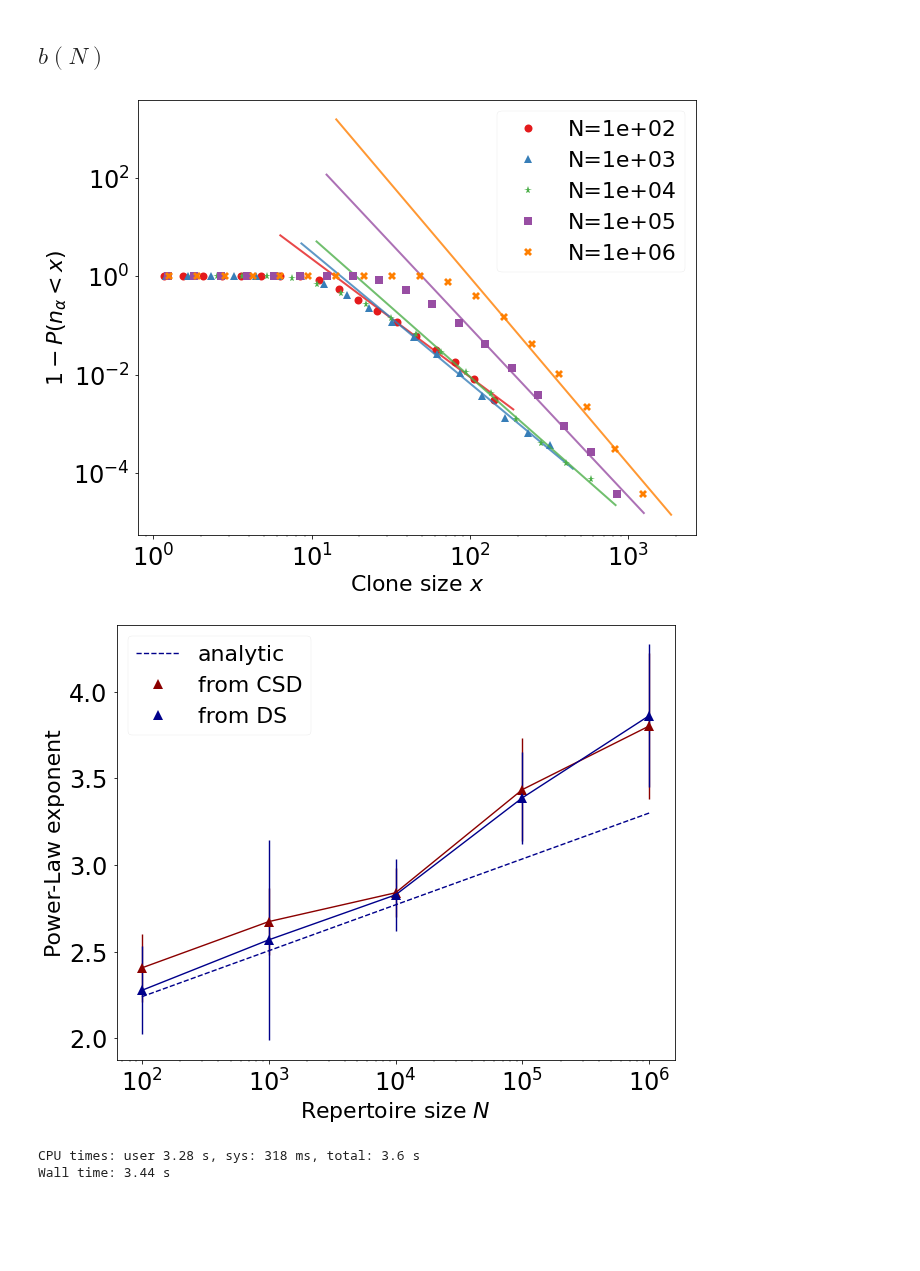
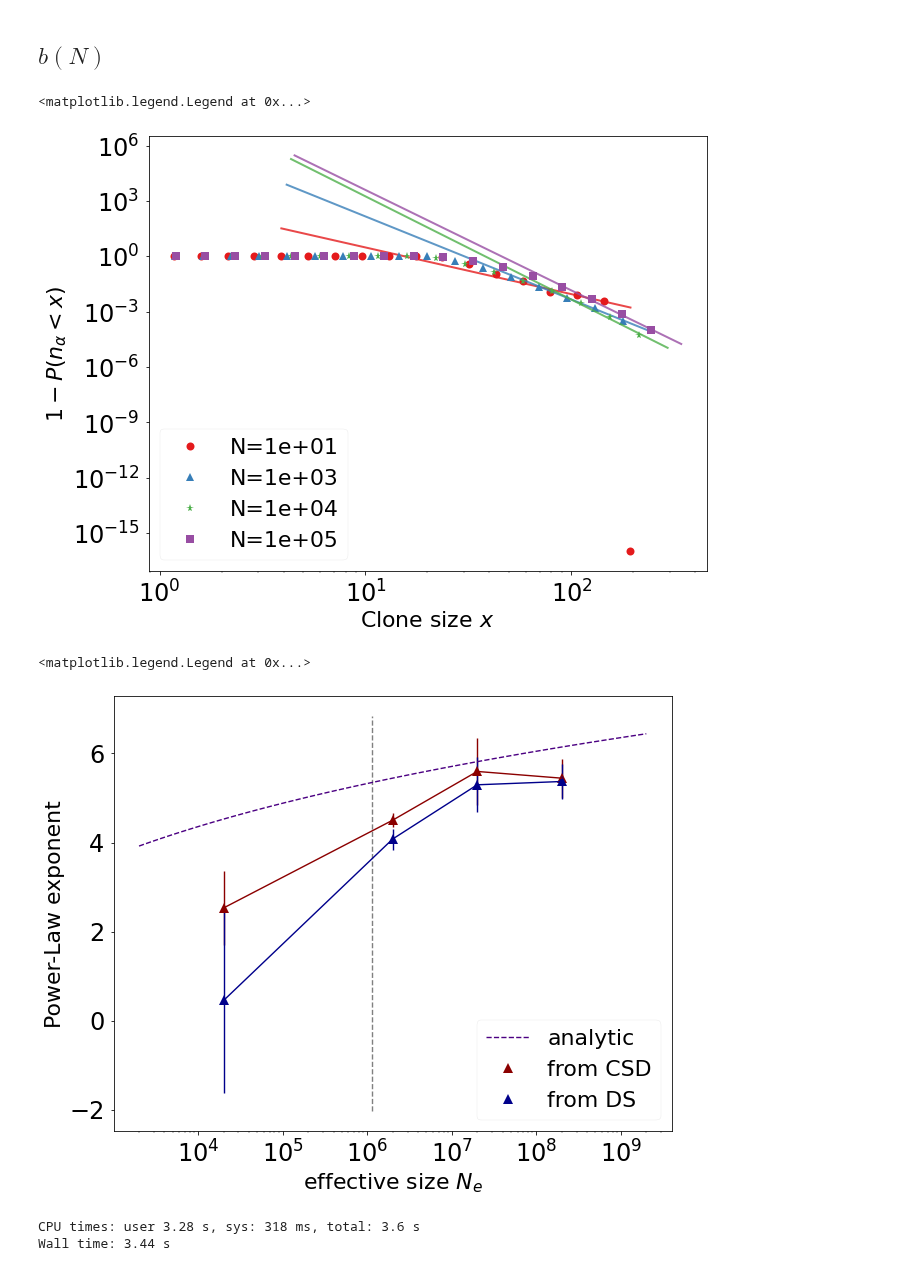
Before and after one commit to betoto008/Affinity_maturation, a Jupyter notebook: Jupyter_Notebooks/1_Dynamics.ipynb, the cells around one changed output. Cells and saved outputs as stored; diff of their text form; code cells hidden in the pictures; blank space fills up the shorter version.

Commit message:
need to fix the range of clone sizes explored during simulation imac

```diff
--- a/Jupyter_Notebooks/1_Dynamics.ipynb
+++ b/Jupyter_Notebooks/1_Dynamics.ipynb
@@ -127,9 +120,9 @@ print(len(data_bcells_ensemble))
 b = 1.45
 #b = 1.62
 #b = 1.97
-b = 2.08
+#b = 2.08
 
-clone_size_distribution = np.histogram(data_bcells_ensemble, bins = np.logspace(0,np.log10(np.max(data_bcells_ensemble)),30), density = True)
+clone_size_distribution = np.histogram(data_bcells_ensemble, bins = np.logspace(0,np.log10(np.max(data_bcells_ensemble-1)),20), density = True)
 #-------------------------
 fig, ax = plt.subplots(figsize=(10,8))
 clone_size = (clone_size_distribution[1][:-1]+clone_size_distribution[1][1:])/2
@@ -146,14 +139,14 @@ plaw_fit = clone_size**(exponent)
 plaw_fit /= (plaw_fit[-5]/(1-cumsum_clone_size_counts[-5]))
 print('theory:' ,exponent)
 #-------------------------
-ax.plot(clone_size[:], 1-cumsum_clone_size_counts[:], color = 'k', linestyle = '-', marker = '', ms = 8, linewidth = 2, label = 'simulation')
+ax.plot(clone_size[:], 1-cumsum_clone_size_counts[:], color = 'k', linestyle = '-', marker = '.', ms = 8, linewidth = 2, label = 'simulation')
 ax.plot(clone_size[:-1], plaw_fit[:-1], linestyle = '--', marker = '', ms = 8, linewidth = 2, color='darkblue', label = 'theory')
 ax.plot(clone_size[:-1], np.exp(my_linear_func(np.log(clone_size[:-1]), *popt)), linestyle = '--', marker = '', ms = '10', linewidth = 2, color='darkred', label = 'Fit')
 #-------------------------
 ax.set_xscale('log')
 ax.set_yscale('log')
-ax.set_ylim(top=100)
+#ax.set_ylim(top=100)
 ax.tick_params(labelsize = 22)
 ax.legend(fontsize = 24)
-fig.savefig('../Figures/1_Dynamics/Clone_size_distribution_example.png')
+#fig.savefig('../Figures/1_Dynamics/Clone_size_distribution_example.png')
 # %% [output]
@@ -196,14 +191,16 @@ antigens = np.array(['IMLWCMYLILWM', 'TACNSEYPNTTK', 'QRKDGPKQKKEN'])
 antigen = 'TACNSEYPNTTK'
 T = .5
 L = 12
-T0 = 14
-Tf = 22
-dT = 0.001
-beta = 2
-gamma = .005
-nu = 1
+#T0 = 14
+#Tf = 22
+T0 = 30
+Tf = 60
+dT = 0.01
+beta = 1
+gamma = .001
+nu = 0.3
 time = np.linspace(T0, Tf, int((Tf-T0)/dT))
-Ns_dynamics = np.array([1e2, 1e3, 1e4, 1e5, 1e6])
+Ns_dynamics = np.array([1e1, 1e3, 1e4, 1e5])
 markers = ['o', '^', '*', 's', 'X']
 colors = plt.cm.Set1
 exponents_csd = np.array([])
@@ -214,61 +211,69 @@ fig, ax = plt.subplots(figsize = (10,8))
 for k, N_dynamics in enumerate(Ns_dynamics):
     # ------- from clone size distribution -------
     data_bcells_ensemble = np.loadtxt(Text_files_path + 'Dynamics/Ensemble/bcells_ensemble_L-%d_N-%d_Antigen-'%(L, N_dynamics)+antigen+'_beta-%.1f_nu-%.1f_gamma-%.3f.txt'%(beta, nu, gamma))
-    clone_size_distribution = np.histogram(data_bcells_ensemble, bins = np.logspace(0,np.log10(np.max(data_bcells_ensemble)),20), density = True)
+    clone_size_distribution = np.histogram(data_bcells_ensemble, bins = np.logspace(0,np.log10(np.max(data_bcells_ensemble)),19), density = True)
     clone_size = (clone_size_distribution[1][:-1]+clone_size_distribution[1][1:])/2
     clone_size_counts = clone_size_distribution[0]
 
     delta_clone_size = clone_size_distribution[1][1:]-clone_size_distribution[1][:-1]
     cumsum_clone_size_counts = np.cumsum(clone_size_counts*delta_clone_size)
     ax.plot(clone_size[:], 1-cumsum_clone_size_counts[:], linestyle = '', marker = markers[k], ms = 8, linewidth = 2, label = 'N=%.e'%(N_dynamics), color = plt.cm.Set1(k))
 
-    popt_csd, pcov_csd = curve_fit(my_linear_func, np.log(clone_size[np.where((1-cumsum_clone_size_counts)!=1)][-8:-1]), np.log(1-cumsum_clone_size_counts[np.where((1-cumsum_clone_size_counts)!=1)][-8:-1]))
+    popt_csd, pcov_csd = curve_fit(my_linear_func, np.log(clone_size[np.where((1-cumsum_clone_size_counts)!=1)][-5:-1]), np.log(1-cumsum_clone_size_counts[np.where((1-cumsum_clone_size_counts)!=1)][-5:-1]))
 
     exponents_csd = np.append(exponents_csd, popt_csd[1])
     vars_csd = np.append(vars_csd, pcov_csd[1,1])
 
-    ax.plot(clone_size[6:], np.exp(my_linear_func(np.log(clone_size[6:]), *popt_csd)), linestyle = '-', marker = '', ms = '10', linewidth = 2, color=plt.cm.Set1(k), alpha= .8)
+    ax.plot(clone_size[4:], np.exp(my_linear_func(np.log(clone_size[4:]), *popt_csd)), linestyle = '-', marker = '', ms = '10', linewidth = 2, color=plt.cm.Set1(k), alpha= .8)
 
 
     # ------- from density of sequences -------
     data_dynamics_tail=np.loadtxt(Text_files_path + 'Dynamics/ensemble/energies_tail_ensemble_L-%d_N-%d_Antigen-'%(L, N_dynamics)+antigen+'.txt')
-    data_dynamics_tail_rho = np.histogram(data_dynamics_tail[:,0], bins = 15, density = False) # Creating histograms
+    data_dynamics_tail_rho = np.histogram(data_dynamics_tail[:,0], bins = 8, density = False) # Creating histograms
     e_dynamics_tail = data_dynamics_tail_rho[1][:-1] + abs(data_dynamics_tail_rho[1][1:]-data_dynamics_tail_rho[1][:-1])/2
-    rho_e_dynamics_tail = data_dynamics_tail_rho[0]*1e10
-    e_lineal = e_dynamics_tail[:8]
-    rho_e_lineal = rho_e_dynamics_tail[:8]
+    rho_e_dynamics_tail = data_dynamics_tail_rho[0]*1e8
+    e_lineal = e_dynamics_tail[:4]
+    rho_e_lineal = rho_e_dynamics_tail[:4]
     popt_ds, pcov_ds = curve_fit(my_linear_func, e_lineal, np.log(rho_e_lineal), p0 = (60,1))
 
     exponents_ds = np.append(exponents_ds, (popt_ds[1]*beta)/nu)
     vars_ds = np.append(vars_ds, pcov_ds[1,1])
 
 
 ax.set_xlabel('Clone size $x$', fontsize = 22)
 ax.set_ylabel(r'$1-P(n_{\alpha}<x)$', fontsize = 22)
 ax.set_yscale('log')
 ax.set_xscale('log')
 ax.tick_params(labelsize = 24)
 ax.legend(fontsize = 22, loc = 0)
-fig.savefig('../Figures/1_Dynamics/Clone_size_distribution_N.png')
+#fig.savefig('../Figures/1_Dynamics/Clone_size_distribution_N.png')
 # %% [output]
+<matplotlib.legend.Legend at 0x...>
-[figure, old version]
+[figure, new version]
 # %%
+mean_e =-28.945951714884234
+var_e = 9.378153782122688
+N_array=np.logspace(0, 6, 100)
+N_ensemble = 2e3
 e = np.linspace(-45.5, -40.2, 5)
 fig, ax = plt.subplots(figsize = (10,8))
-ax.plot(Ns_dynamics, np.flip((-1*(e-mean_e)/(var_e))*beta/nu), linestyle = '--', color = 'darkblue', label = 'analytic')
-ax.plot(Ns_dynamics, -exponents_csd, marker = '^', color = 'darkred', linestyle = '', ms = 10, label = 'from CSD')
-ax.errorbar(x = Ns_dynamics, y = -exponents_csd, yerr = 1.96*np.sqrt(vars_csd), color = 'darkred', capsize = 4)
-ax.plot(Ns_dynamics, exponents_ds, marker = '^', color = 'darkblue', linestyle = '', ms = 10, label = 'from DS')
-ax.errorbar(x = Ns_dynamics, y = exponents_ds, yerr = 1.96*(np.sqrt(vars_ds)*beta)/nu, color = 'darkblue', capsize = 4)
-ax.set_xlabel('Repertoire size $N$', fontsize = 22)
+ax.plot(N_array*N_ensemble, ((-1*((-np.exp(3.5)*(np.log10(N_array*N_ensemble)**(0.15770589)))-mean_e)/(var_e))*beta/nu), linestyle = '--', color = 'indigo', label = 'analytic')
+ax.plot(Ns_dynamics*N_ensemble, -exponents_csd, marker = '^', color = 'darkred', linestyle = '', ms = 10, label = 'from CSD')
+ax.errorbar(x = Ns_dynamics*N_ensemble, y = -exponents_csd, yerr = 1.96*np.sqrt(vars_csd), color = 'darkred', capsize = 4)
+ax.plot(Ns_dynamics*N_ensemble, exponents_ds, marker = '^', color = 'darkblue', linestyle = '', ms = 10, label = 'from DS')
+ax.errorbar(x = Ns_dynamics*N_ensemble, y = exponents_ds, yerr = 1.96*(np.sqrt(vars_ds)*beta)/nu, color = 'darkblue', capsize = 4)
+ax.vlines(10**((44/np.exp(3.5))**(1/0.15770589)), ax.get_ylim()[0], ax.get_ylim()[1], linestyle = 'dashed', color = 'grey')
+
+ax.set_xlabel('effective size $N_{e}$', fontsize = 22)
 ax.set_ylabel('Power-Law exponent', fontsize = 22)
 ax.tick_params(labelsize = 24)
 #ax.set_yscale('log')
 ax.set_xscale('log')
 ax.legend(fontsize = 22, loc = 0)
-fig.savefig('../Figures/1_Dynamics/Exponent_clone_size_distribution_N.png')
+#fig.savefig('../Figures/1_Dynamics/Exponent_clone_size_distribution_N.png')
 # %% [output]
+<matplotlib.legend.Legend at 0x...>
-[figure, old version]
+[figure, new version]
 # %%
 %%time
 n_seq = 500000
```
Also changed, not shown: parts of 6 cells of this notebook, 7 other files.
